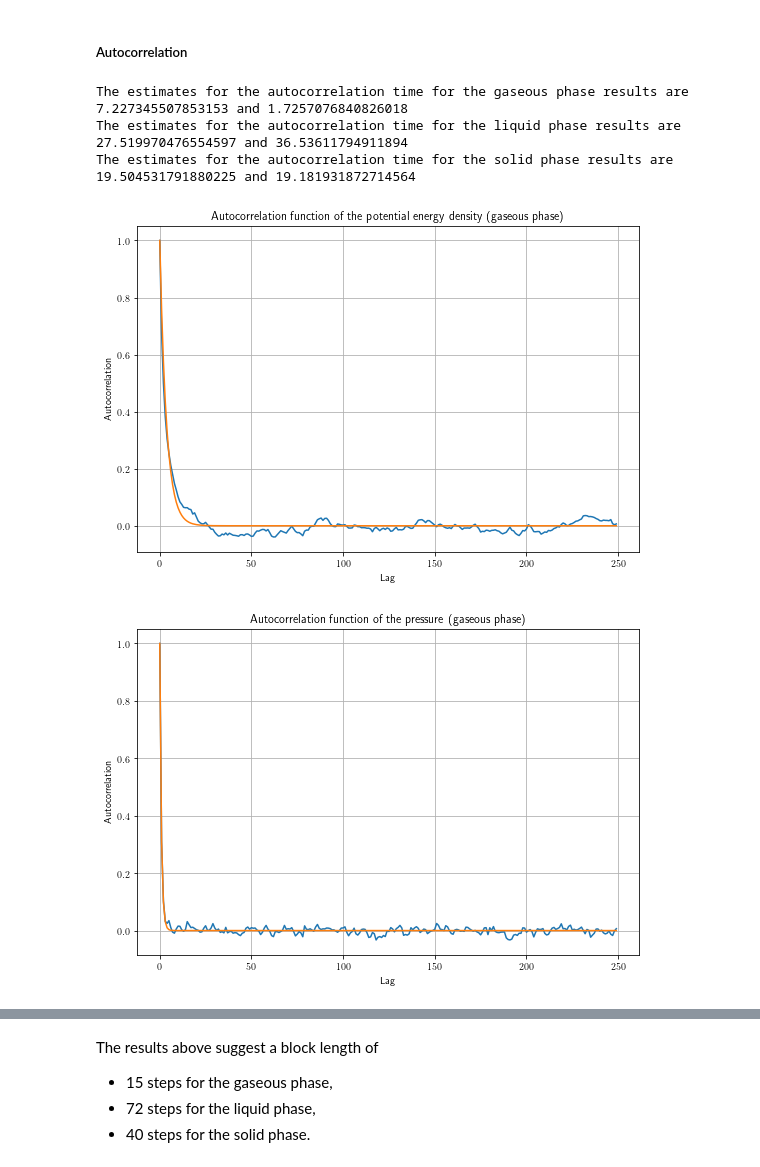
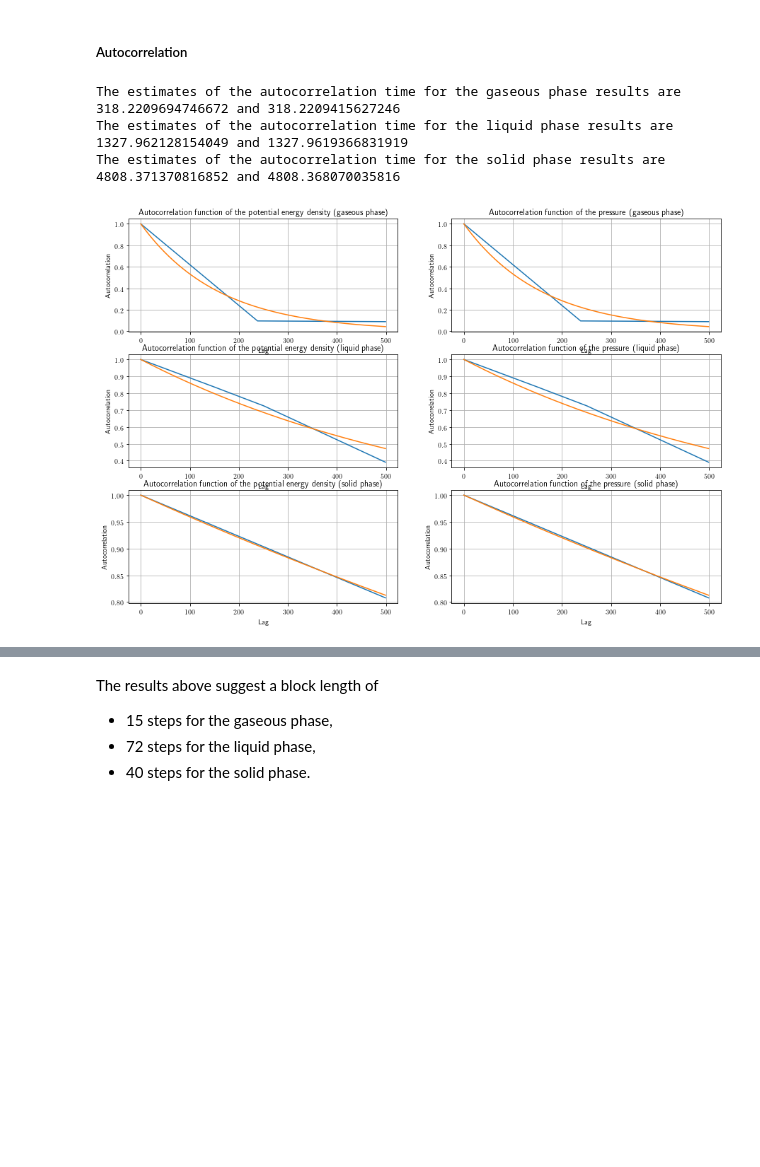
Before and after one commit to phaerrax/lab-simulazione-numerica, a Jupyter notebook: exercise07/exercise07.ipynb, the cells around one changed output, grey strips where cells are left out. Drawn from its saved outputs; the diff is of its cells as text; code cells hidden in the pictures; blank space fills up the shorter version.

```diff
--- a/exercise07/exercise07.ipynb
+++ b/exercise07/exercise07.ipynb
@@ -12,6 +12,8 @@ from scipy.optimize import curve_fit
 colors = ["firebrick", "limegreen", "royalblue", "darkorange"]
 # %% [markdown]
 #### Exercise 07.1
+# %%
+prefix = "exercise07-1/"
 # %% [markdown]
 ###### Simulation parameters
 # %% [markdown]
@@ -79,44 +81,44 @@ def autocorrelation(series, lag):
     return autocovariance(series, lag) / autocovariance(series, 0)
 
 def autocorrelation_fit(t, t0):
-    return [np-exp(-x / t0) for x in t]
+    return [np.exp(-x / t0) for x in t]
     # curve_fit from scipy expects the function to be vectorised.
 # %%
-i = 1
-for phase in ["gaseous", "liquid", "solid"]:
-    u, p = np.loadtxt(phase + "_output.dat", unpack = True)
+fig, axes = plt.subplots(nrows = 3, ncols = 2, figsize = (15, 10))
+axes = axes.flatten()
+phases = ["gaseous", "liquid", "solid"]
+
+for (plot_count, phase) in enumerate(phases):
+    u, p = np.loadtxt(prefix + phase + "_output.dat", unpack = True)
     warmup_steps = 100
-    max_lag = 250
+    max_lag = 500
 
     u_acf = [autocorrelation(u[warmup_steps:], t) for t in range(max_lag)]
     p_acf = [autocorrelation(p[warmup_steps:], t) for t in range(max_lag)]
 
     u_autocorrelation_time, u_variance = curve_fit(autocorrelation_fit, range(max_lag), u_acf, p0 = 1)
     p_autocorrelation_time, p_variance = curve_fit(autocorrelation_fit, range(max_lag), p_acf, p0 = 1)
 
-    plt.figure(i, figsize = (9, 6))
-    plt.grid(True)
-    plt.title("Autocorrelation function of the potential energy density (" + phase + " phase)")
-    plt.xlabel("Lag")
-    plt.ylabel("Autocorrelation")
-    plt.plot(u_acf, label = "Data")
-    plt.plot(autocorrelation_fit(range(max_lag), u_autocorrelation_time[0]), label = "Best fit")
+    axes[2 * plot_count].grid(True)
+    axes[2 * plot_count].set_title("Autocorrelation function of the potential energy density (" + phase + " phase)")
+    axes[2 * plot_count].set_xlabel("Lag")
+    axes[2 * plot_count].set_ylabel("Autocorrelation")
+    axes[2 * plot_count].plot(u_acf, label = "Data")
+    axes[2 * plot_count].plot(autocorrelation_fit(range(max_lag), u_autocorrelation_time[0]), label = "Best fit")
 
-    plt.figure(i + 1, figsize = (9, 6))
-    plt.grid(True)
-    plt.title("Autocorrelation function of the pressure (" + phase + " phase)")
-    plt.xlabel("Lag")
-    plt.ylabel("Autocorrelation")
-    plt.plot(p_acf, label = "Data")
-    plt.plot(autocorrelation_fit(range(max_lag), p_autocorrelation_time[0]), label = "Best fit")
+    axes[2 * plot_count + 1].grid(True)
+    axes[2 * plot_count + 1].set_title("Autocorrelation function of the pressure (" + phase + " phase)")
+    axes[2 * plot_count + 1].set_xlabel("Lag")
+    axes[2 * plot_count + 1].set_ylabel("Autocorrelation")
+    axes[2 * plot_count + 1].plot(p_acf, label = "Data")
+    axes[2 * plot_count + 1].plot(autocorrelation_fit(range(max_lag), p_autocorrelation_time[0]), label = "Best fit")
 
     print("The estimates of the autocorrelation time for the " + phase + " phase results are " + str(2 * u_autocorrelation_time[0]) + " and " + str(2 * p_autocorrelation_time[0]))
-    i = i + 2
 
+fig.tight_layout()
 plt.show()
 # %% [output]
-The estimates for the autocorrelation time for the gaseous phase results are 7.227345507853153 and 1.7257076840826018
-The estimates for the autocorrelation time for the liquid phase results are 27.519970476554597 and 36.53611794911894
-The estimates for the autocorrelation time for the solid phase results are 19.504531791880225 and 19.181931872714564
+The estimates of the autocorrelation time for the gaseous phase results are 318.2209694746672 and 318.2209415627246
+The estimates of the autocorrelation time for the liquid phase results are 1327.962128154049 and 1327.9619366831919
+The estimates of the autocorrelation time for the solid phase results are 4808.371370816852 and 4808.368070035816
-[figure, old version]
+[figure, new version]
-[figure, removed]
```
Also changed, not shown: parts of 4 cells of this notebook.
